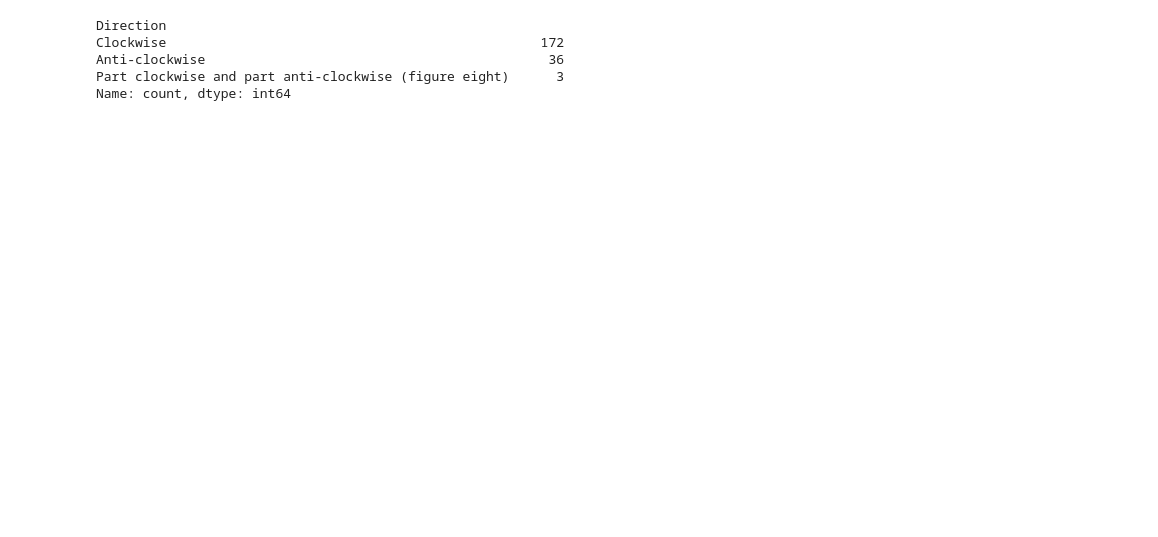
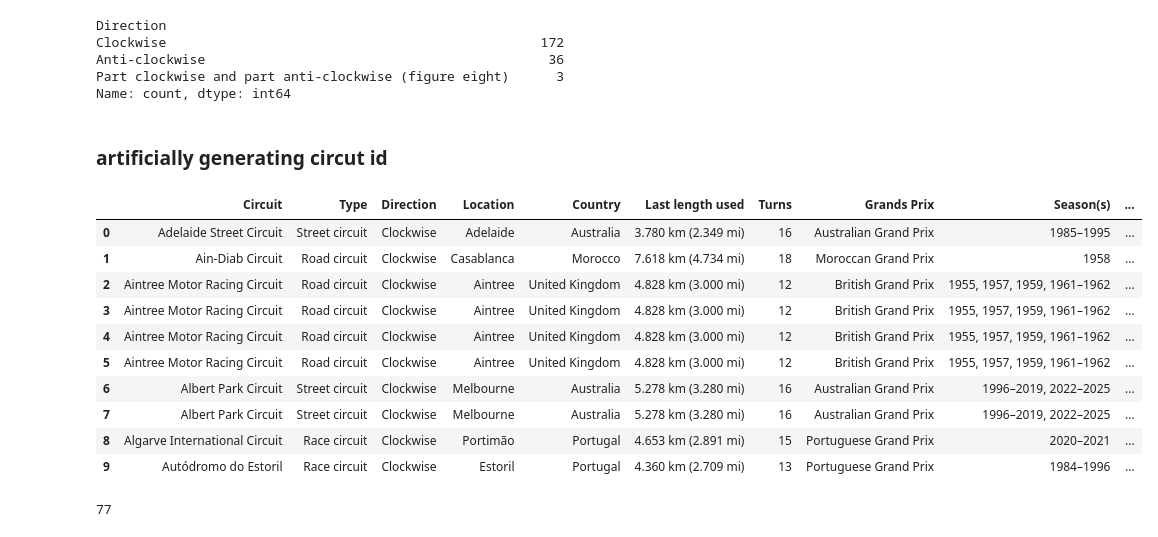
Before and after one commit to michalwietecki/f1-weather-dwh, a Jupyter notebook: circuts_wiki_scrape.ipynb, the cells around one changed output. Drawn from its saved outputs; the diff is of its cells as text; code cells hidden in the pictures; blank space fills up the shorter version.

Commit message:
created an ID for circuits and saved csv

```diff
--- a/circuts_wiki_scrape.ipynb
+++ b/circuts_wiki_scrape.ipynb
@@ -451,3 +451,21 @@ Part clockwise and part anti-clockwise (figure eight)      3
 Name: count, dtype: int64
 # %%
 scd2_df.to_csv("circuts_scd2.csv", index=False)
+# %% [markdown]
+### artificially generating circut id
+# %%
+df_scd = pd.read_csv("circuts_scd2.csv")
+# %%
+df_scd.head(10)
+# %% [output]
+|  | Circuit | Type | Direction | Location | Country | Last length used | Turns | Grands Prix | Season(s) | ... |
+| 0 | Adelaide Street Circuit | Street circuit | Clockwise | Adelaide | Australia | 3.780 km (2.349 mi) | 16 | Australian Grand Prix | 1985–1995 | ... |
+| 1 | Ain-Diab Circuit | Road circuit | Clockwise | Casablanca | Morocco | 7.618 km (4.734 mi) | 18 | Moroccan Grand Prix | 1958 | ... |
+| 2 | Aintree Motor Racing Circuit | Road circuit | Clockwise | Aintree | United Kingdom | 4.828 km (3.000 mi) | 12 | British Grand Prix | 1955, 1957, 1959, 1961–1962 | ... |
+| 3 | Aintree Motor Racing Circuit | Road circuit | Clockwise | Aintree | United Kingdom | 4.828 km (3.000 mi) | 12 | British Grand Prix | 1955, 1957, 1959, 1961–1962 | ... |
+| 4 | Aintree Motor Racing Circuit | Road circuit | Clockwise | Aintree | United Kingdom | 4.828 km (3.000 mi) | 12 | British Grand Prix | 1955, 1957, 1959, 1961–1962 | ... |
+| 5 | Aintree Motor Racing Circuit | Road circuit | Clockwise | Aintree | United Kingdom | 4.828 km (3.000 mi) | 12 | British Grand Prix | 1955, 1957, 1959, 1961–1962 | ... |
+| 6 | Albert Park Circuit | Street circuit | Clockwise | Melbourne | Australia | 5.278 km (3.280 mi) | 16 | Australian Grand Prix | 1996–2019, 2022–2025 | ... |
+| 7 | Albert Park Circuit | Street circuit | Clockwise | Melbourne | Australia | 5.278 km (3.280 mi) | 16 | Australian Grand Prix | 1996–2019, 2022–2025 | ... |
+| 8 | Algarve International Circuit | Race circuit | Clockwise | Portimão | Portugal | 4.653 km (2.891 mi) | 15 | Portuguese Grand Prix | 2020–2021 | ... |
+| 9 | Autódromo do Estoril | Race circuit | Clockwise | Estoril | Portugal | 4.360 km (2.709 mi) | 13 | Portuguese Grand Prix | 1984–1996 | ... |
@@ -453,0 +474,4 @@ scd2_df.to_csv("circuts_scd2.csv", index=False)
+# %%
+len(df_scd['Circuit'].unique())
+# %% [output]
+77
```
Also changed, not shown: parts of 7 cells of this notebook, 2 other files.
